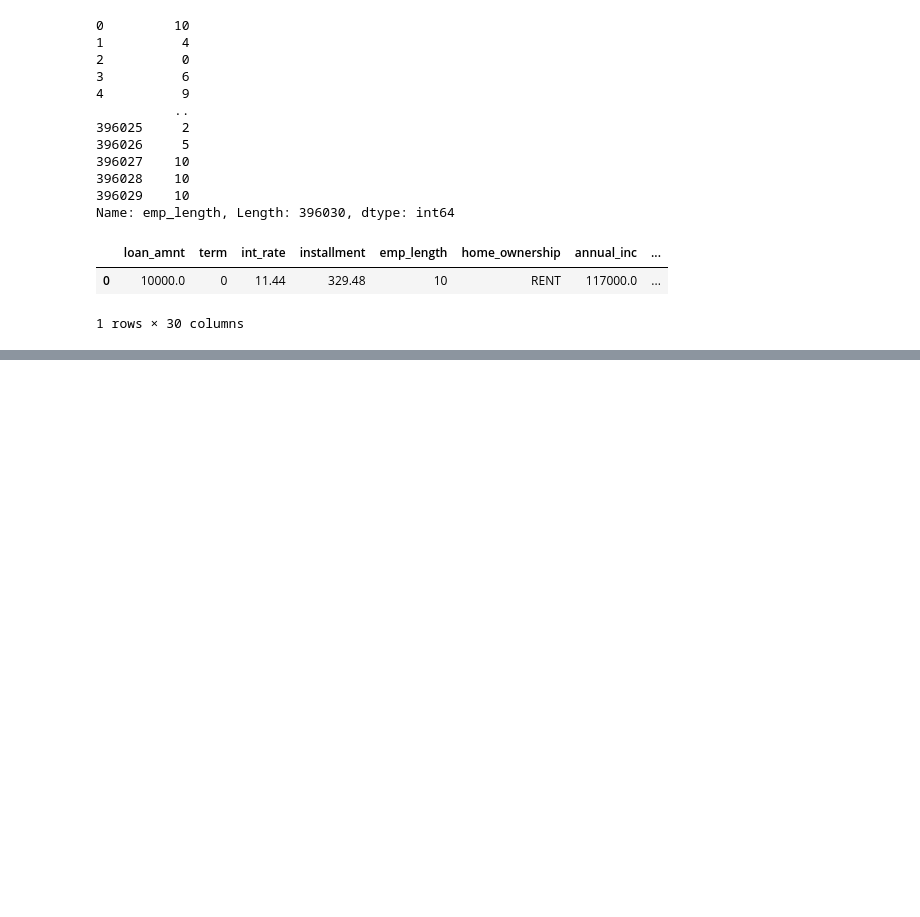
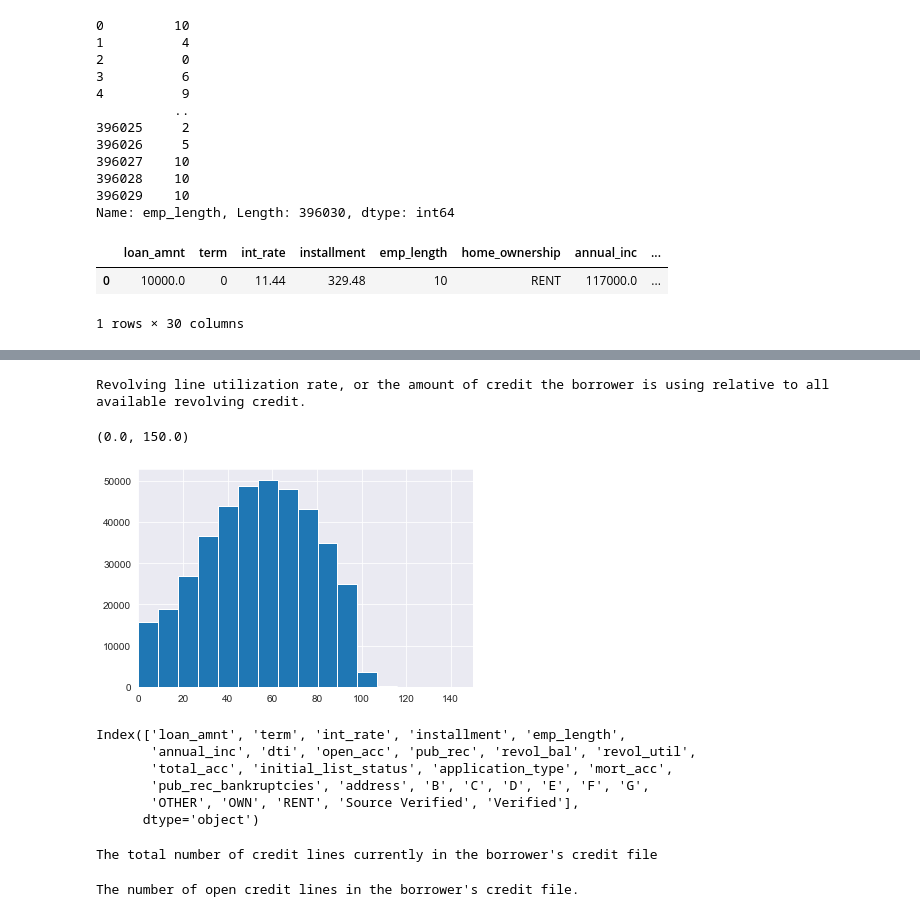
Before and after one commit to fgias/ds-ml-udemy, a Jupyter notebook: 21-Deep Learning/03-Keras-Project-Exercise-Solo.ipynb, the cells around one changed output, grey strips where cells are left out. Saved outputs shown, nothing was run; the diff lists cells and outputs as text; code cells hidden in the pictures; blank space fills up the shorter version.

```diff
--- a/21-Deep Learning/03-Keras-Project-Exercise-Solo.ipynb
+++ b/21-Deep Learning/03-Keras-Project-Exercise-Solo.ipynb
@@ -261,0 +474,27 @@ df.head(1)
+# %%
+feat_info('revol_util')
+# %% [output]
+Revolving line utilization rate, or the amount of credit the borrower is using relative to all available revolving credit.
+# %%
+df['revol_util'].hist(bins=100)
+plt.xlim([0,150])
+# %% [output]
+(0.0, 150.0)
+[figure, added]
+# %%
+df.columns
+# %% [output]
+Index(['loan_amnt', 'term', 'int_rate', 'installment', 'emp_length',
+       'annual_inc', 'dti', 'open_acc', 'pub_rec', 'revol_bal', 'revol_util',
+       'total_acc', 'initial_list_status', 'application_type', 'mort_acc',
+       'pub_rec_bankruptcies', 'address', 'B', 'C', 'D', 'E', 'F', 'G',
+       'OTHER', 'OWN', 'RENT', 'Source Verified', 'Verified'],
+      dtype='object')
+# %%
+feat_info('total_acc')
+# %% [output]
+The total number of credit lines currently in the borrower's credit file
+# %%
+feat_info('open_acc')
+# %% [output]
+The number of open credit lines in the borrower's credit file.
```
Also changed, not shown: parts of 68 cells of this notebook.
